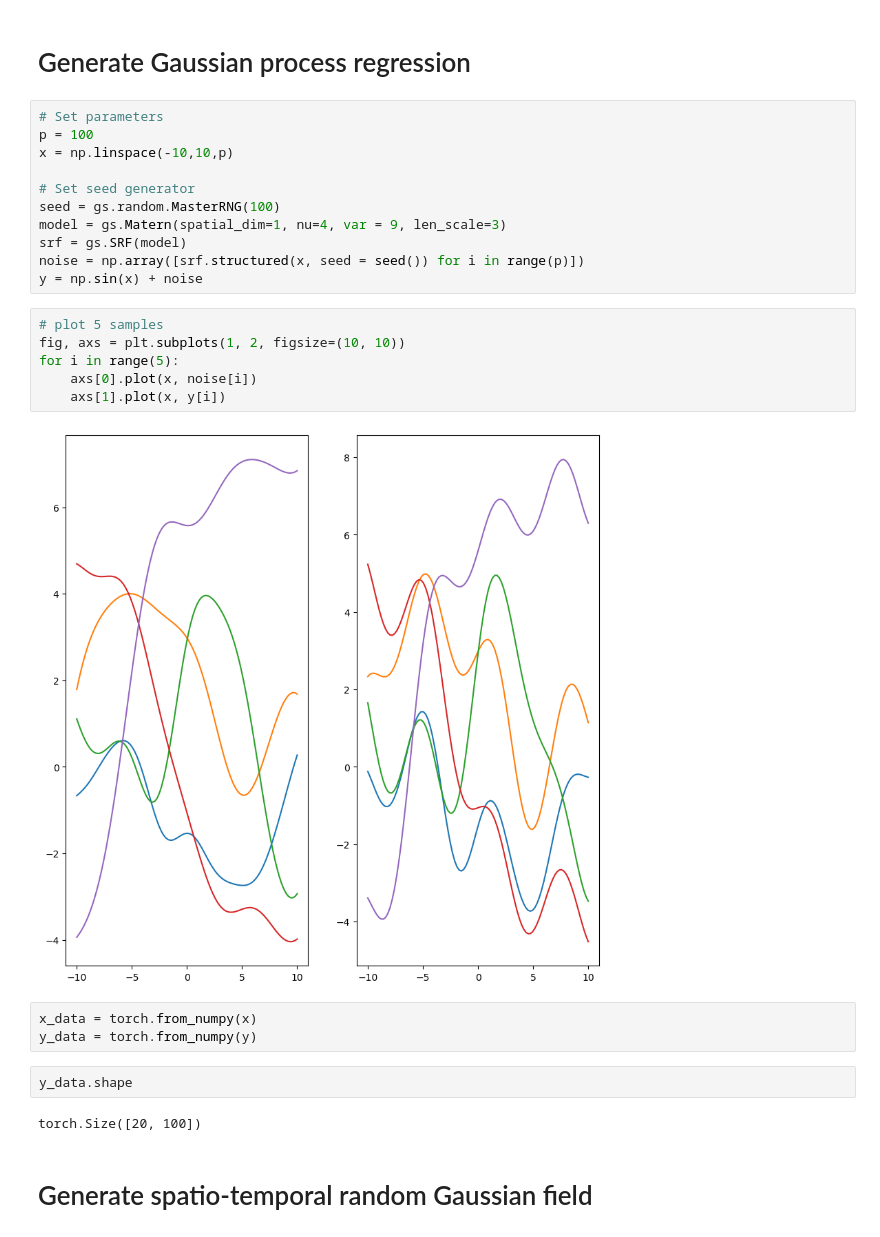
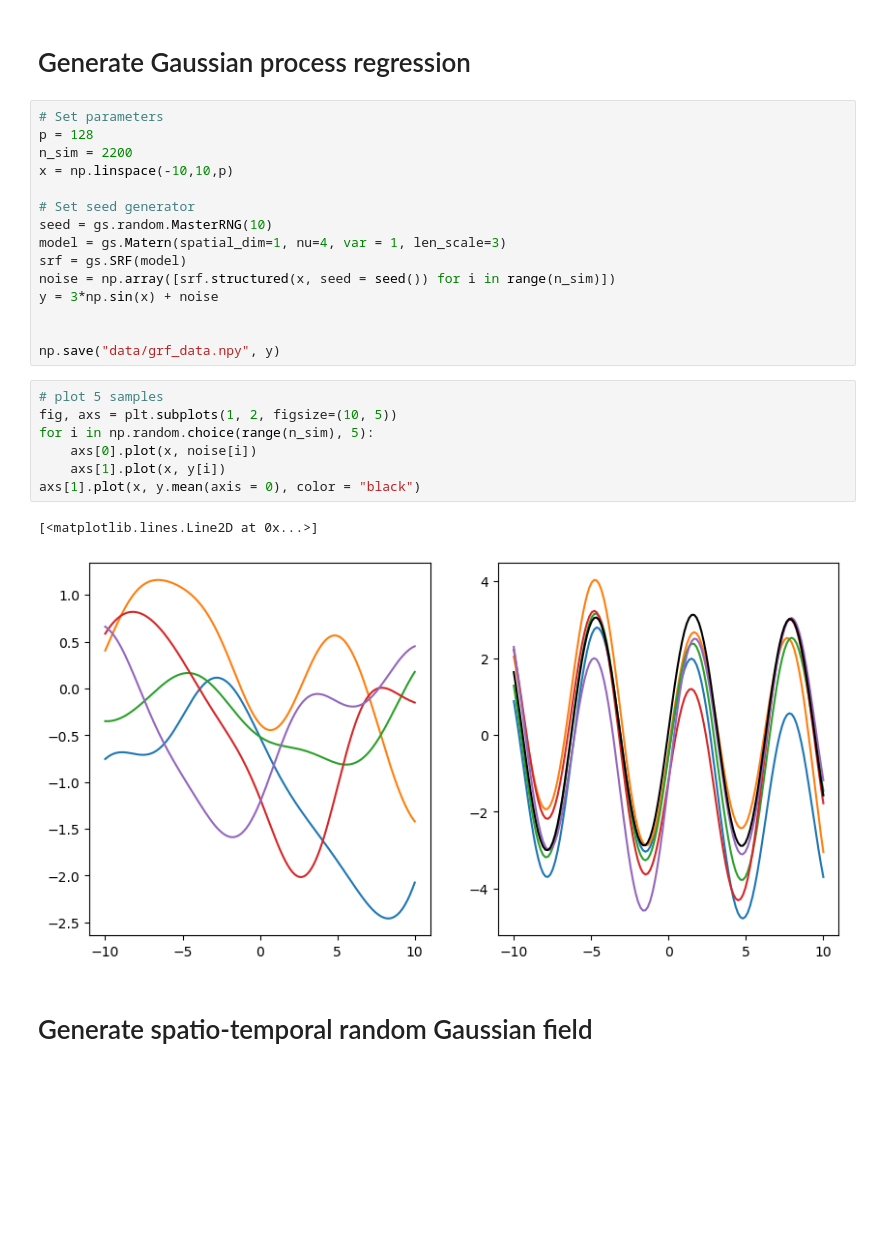
Before and after one commit to cbuelt/pfno, a Jupyter notebook: grf_simulation.ipynb, the cells around one changed output. Saved outputs shown, nothing was run; the diff lists cells and outputs as text; blank space fills up the shorter version.

```diff
--- a/grf_simulation.ipynb
+++ b/grf_simulation.ipynb
@@ -13,30 +13,29 @@ import torch
 # Generate Gaussian process regression
 # %%
 # Set parameters
-p = 100
+p = 128
+n_sim = 2200
 x = np.linspace(-10,10,p)
 
 # Set seed generator
-seed = gs.random.MasterRNG(100)
-model = gs.Matern(spatial_dim=1, nu=4, var = 9, len_scale=3)
+seed = gs.random.MasterRNG(10)
+model = gs.Matern(spatial_dim=1, nu=4, var = 1, len_scale=3)
 srf = gs.SRF(model)
-noise = np.array([srf.structured(x, seed = seed()) for i in range(p)])
-y = np.sin(x) + noise
+noise = np.array([srf.structured(x, seed = seed()) for i in range(n_sim)])
+y = 3*np.sin(x) + noise
+
+
+np.save("data/grf_data.npy", y)
 # %%
 # plot 5 samples
-fig, axs = plt.subplots(1, 2, figsize=(10, 10))
-for i in range(5):
+fig, axs = plt.subplots(1, 2, figsize=(10, 5))
+for i in np.random.choice(range(n_sim), 5):
     axs[0].plot(x, noise[i])
     axs[1].plot(x, y[i])
+axs[1].plot(x, y.mean(axis = 0), color = "black")
 # %% [output]
+[<matplotlib.lines.Line2D at 0x...>]
-[figure, old version]
+[figure, new version]
-# %%
-x_data = torch.from_numpy(x)
-y_data = torch.from_numpy(y)
-# %%
-y_data.shape
-# %% [output]
-torch.Size([20, 100])
 # %% [markdown]
 # Generate spatio-temporal random Gaussian field
 # %%
```
Also changed, not shown: 2 other files.
